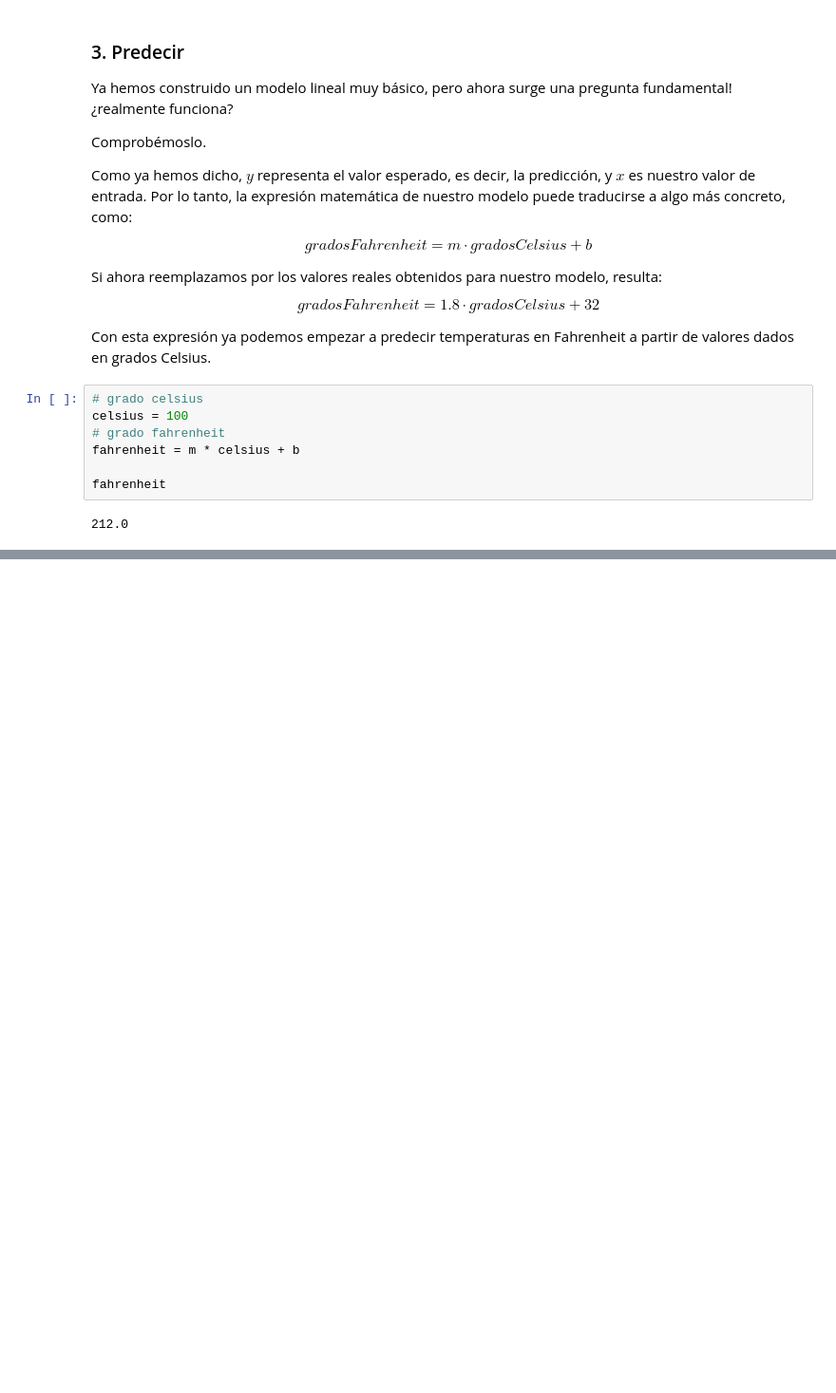
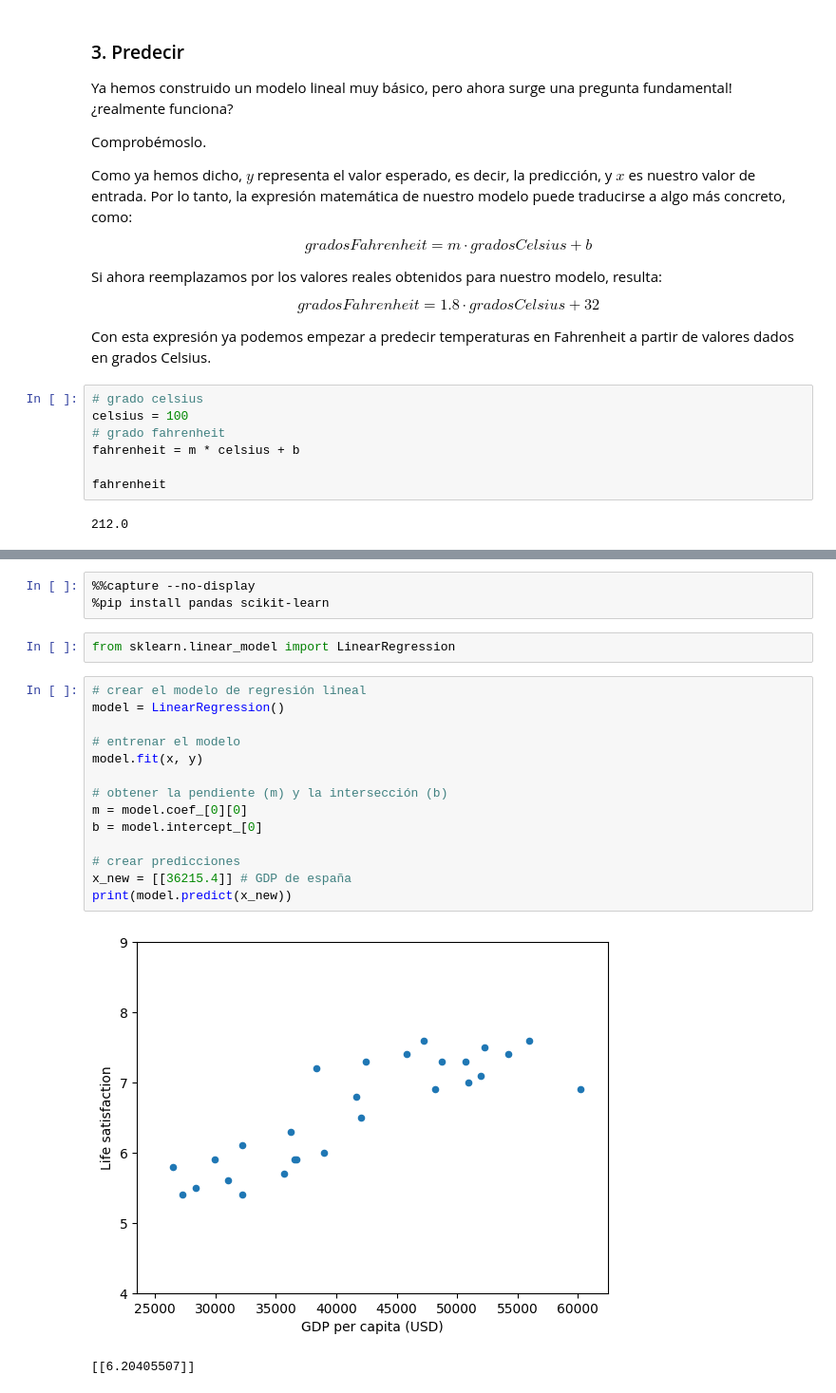
Before and after one commit to titooDiaz/Machine-Learning, a Jupyter notebook: HOML/Chapter 1/notebook.ipynb, the cells around one changed output, grey strips where cells are left out. Shown at 95% size. Drawn from its saved outputs; the diff is of its cells as text; blank space fills up the shorter version.

Commit message:
linear regression

```diff
--- a/HOML/Chapter 1/notebook.ipynb
+++ b/HOML/Chapter 1/notebook.ipynb
@@ -245,0 +424,22 @@ La pregunta clave es: ¿el dinero hace felices a las personas?
+# %%
+%%capture --no-display
+%pip install pandas scikit-learn
+# %%
+from sklearn.linear_model import LinearRegression
+# %%
+# crear el modelo de regresión lineal
+model = LinearRegression()
+
+# entrenar el modelo
+model.fit(x, y)
+
+# obtener la pendiente (m) y la intersección (b)
+m = model.coef_[0][0]
+b = model.intercept_[0]
+
+# crear predicciones
+x_new = [[36215.4]] # GDP de españa
+print(model.predict(x_new))
+# %% [output]
+[figure, added]
+[[6.20405507]]
```
Also changed, not shown: parts of 8 cells of this notebook.
